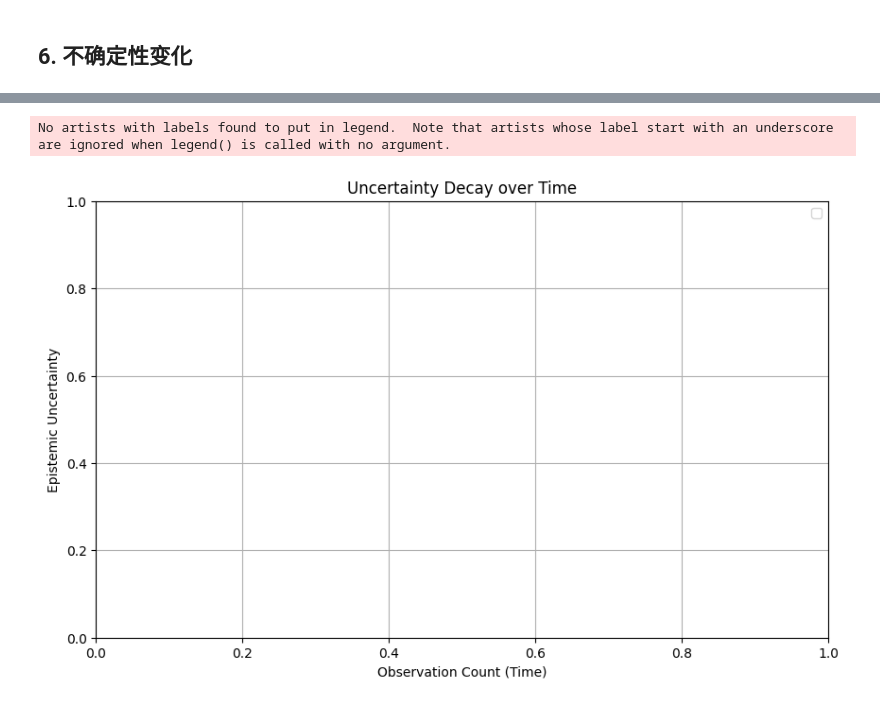
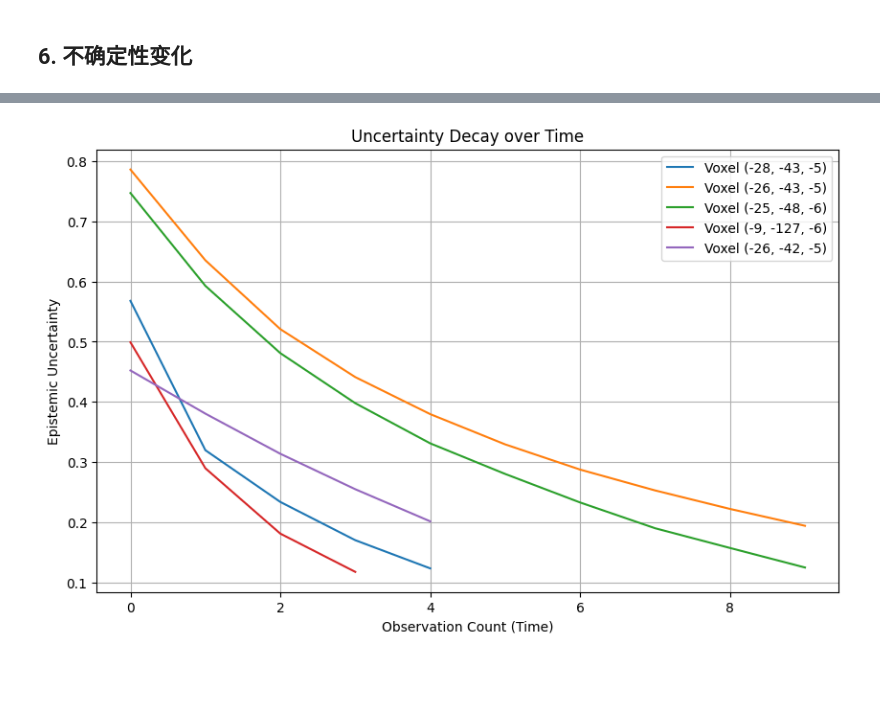
Before and after one commit to xzy2022/EvSemMap, a Jupyter notebook: notebbooks/03_Uncertainty_Calculation.ipynb, the cells around one changed output, grey strips where cells are left out. Cells and saved outputs as stored; diff of their text form; code cells hidden in the pictures; blank space fills up the shorter version.

```diff
--- a/notebbooks/03_Uncertainty_Calculation.ipynb
+++ b/notebbooks/03_Uncertainty_Calculation.ipynb
@@ -243,7 +243,19 @@ class EvidentialVoxelMap:
 
         # B. 局部探针: 记录特定体素的历史不确定性变化 (用于绘制 decay 曲线)
         # self.probed_indices: 存储我们需要"监视"的体素索引集合 set((x,y,z))
-        self.probed_indices = set()
+        # 使用 set 集合存储 tuple 索引，确保查询速度 O(1)
+        self.probed_indices = {
+            (-25, -49, -5), (-30, -47, -5), (-25, -44, -6), (-48, -76, -4), (-25, -43, -5),
+            (-43, -10, -5), (-36, -57, -3), (1, -156, -7),  (2, -157, -7),  (-38, -79, -5),
+            (-10, -124, -6),(1, -157, -7),  (-2, -151, -6), (-46, -96, -4), (-48, -79, -3),
+            (-39, -81, -3), (-29, -95, -6), (-5, -52, -6),  (-2, -153, -7), (-7, -122, -6),
+            (-11, -126, -6),(2, -156, -7),  (-28, -90, -6), (-1, -151, -7), (0, -151, -7),
+            (-1, -154, -7), (-27, -47, -5), (-26, -42, -5), (-10, -113, -6),(-26, -43, -5),
+            (-15, -42, -7), (-32, -93, -6), (-27, -63, -6), (-2, -69, -6),  (-9, -125, -6),
+            (-49, -83, -3), (-32, -92, -6), (-12, -123, -6),(-11, -124, -6),(-39, -62, -5),
+            (-39, -82, -3), (-50, -83, -3), (41, -46, -5),  (1, -154, -7),  (-25, -88, -6),
+            (-29, -96, -6),(2, -158, -7),  (-25, -48, -6), (-28, -43, -5), (-9, -127, -6)
+        }
 
         # self.watched_voxels: 存储监视结果
         # Key=(x,y,z), Value=[u_t0, u_t1, u_t2, ...] (不确定性列表)
@@ -744,19 +738,18 @@ Rank  Index                Unc        Count      Physical Coord
 # %%
 # 绘制探针体素的不确定性下降曲线
 import matplotlib.pyplot as plt
 
 plt.figure(figsize=(10, 6))
 
 for idx, uncs in global_map.watched_voxels.items():
-    if len(uncs) > 5: # 只画观测次数超过5次的
+    if len(uncs) > 3: # 只画观测次数超过5次的
         plt.plot(uncs, label=f'Voxel {idx}')
 
 plt.xlabel('Observation Count (Time)')
 plt.ylabel('Epistemic Uncertainty')
 plt.title('Uncertainty Decay over Time')
 plt.grid(True)
 plt.legend()
 plt.show()
 # %% [output]
-No artists with labels found to put in legend.  Note that artists whose label start with an underscore are ignored when legend() is called with no argument.
-[figure, old version]
+[figure, new version]
```
Also changed, not shown: parts of 1 cell of this notebook.
